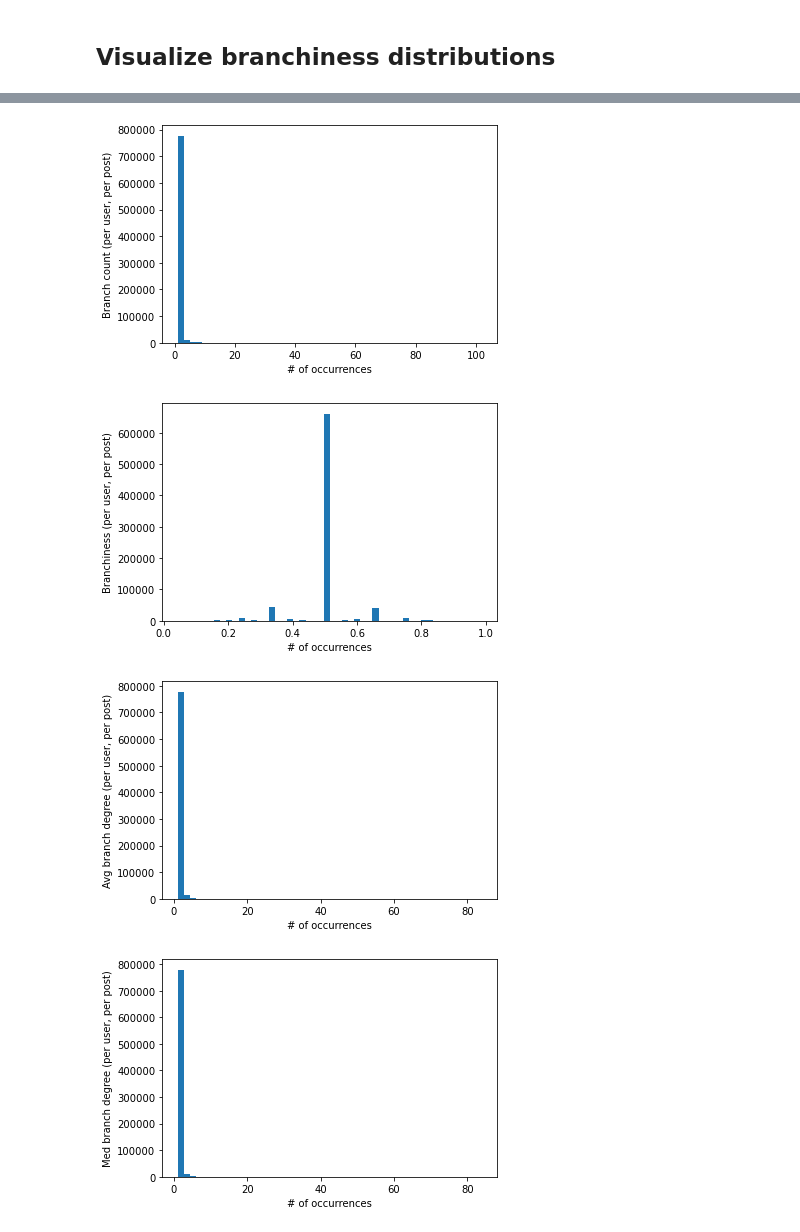
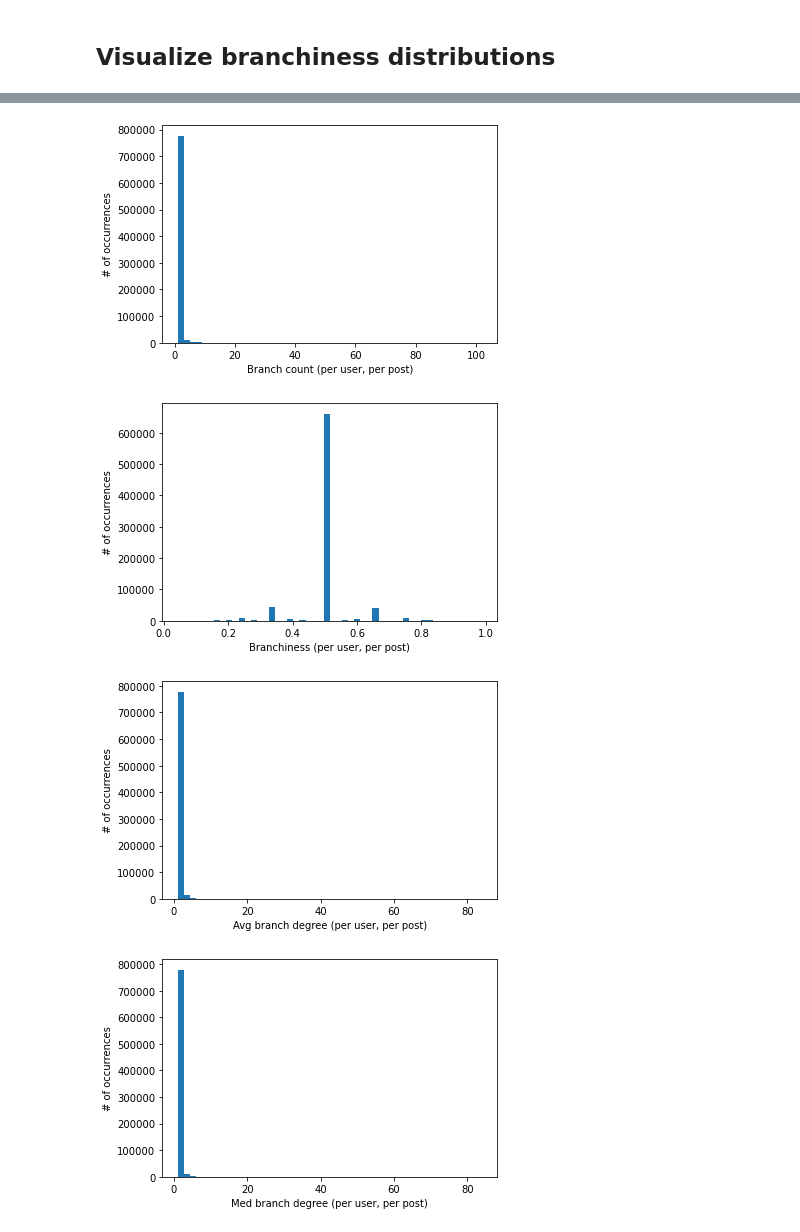
Before and after one commit to cephcyn/cornell_cs6742_a2, a Jupyter notebook: 01_metric_feasibility.ipynb, the cells around one changed output, grey strips where cells are left out. Saved outputs shown, nothing was run; the diff lists cells and outputs as text; code cells hidden in the pictures.

```diff
--- a/01_metric_feasibility.ipynb
+++ b/01_metric_feasibility.ipynb
@@ -835,33 +750,33 @@ Text(0, 0.5, 'Max branchiness')
 # %%
 # Plot frequency of different branchiness metric values
 import math
 import matplotlib.pyplot as plt
 
 temp = temp_peruserpost_branch_df['branch_count']
 _ = plt.hist(temp, bins=50)
-_ = plt.xlabel('# of occurrences')
-_ = plt.ylabel('Branch count (per user, per post)')
+_ = plt.xlabel('Branch count (per user, per post)')
+_ = plt.ylabel('# of occurrences')
 plt.show()
 
 temp = temp_peruserpost_branch_df['branch_branchiness']
 _ = plt.hist(temp, bins=50)
-_ = plt.xlabel('# of occurrences')
-_ = plt.ylabel('Branchiness (per user, per post)')
+_ = plt.xlabel('Branchiness (per user, per post)')
+_ = plt.ylabel('# of occurrences')
 plt.show()
 
 temp = temp_peruserpost_branch_df['branch_degree_avg']
 _ = plt.hist(temp, bins=50)
-_ = plt.xlabel('# of occurrences')
-_ = plt.ylabel('Avg branch degree (per user, per post)')
+_ = plt.xlabel('Avg branch degree (per user, per post)')
+_ = plt.ylabel('# of occurrences')
 plt.show()
 
 temp = temp_peruserpost_branch_df['branch_degree_med']
 _ = plt.hist(temp, bins=50)
-_ = plt.xlabel('# of occurrences')
-_ = plt.ylabel('Med branch degree (per user, per post)')
+_ = plt.xlabel('Med branch degree (per user, per post)')
+_ = plt.ylabel('# of occurrences')
 plt.show()
 # %% [output]
-[figure, old version]
+[figure, new version]
-[figure, old version]
+[figure, new version]
-[figure, old version]
+[figure, new version]
-[figure, old version]
+[figure, new version]
```
Also changed, not shown: parts of 5 cells of this notebook.
